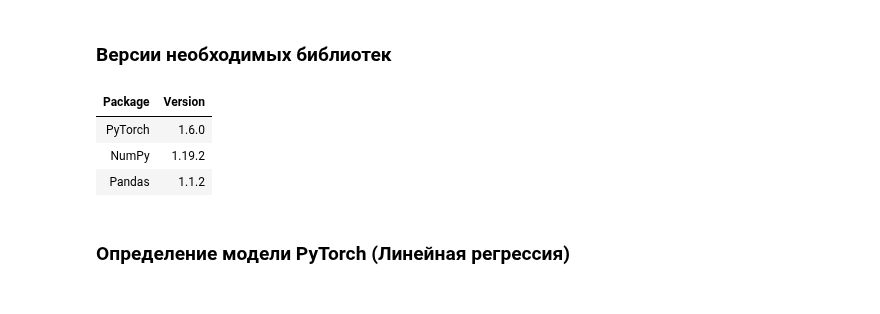
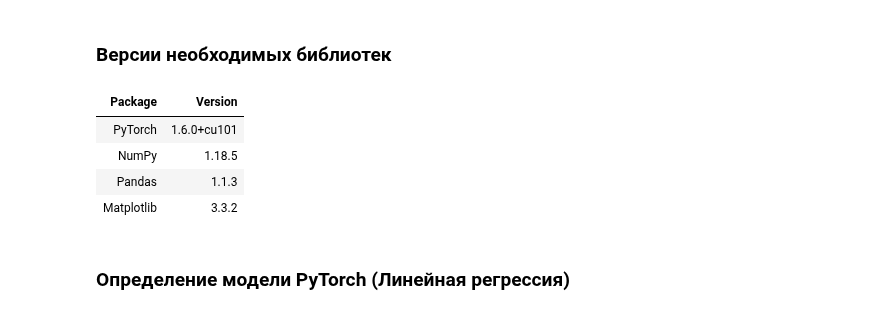
Before and after one commit to DmitryRyumin/coursera, a Jupyter notebook: Generative_Adversarial_Networks_(GANs)/Build_Basic_Generative_Adversarial Networks_(GANs)/week_1.ipynb, the cells around one changed output. Saved outputs shown, nothing was run; the diff lists cells and outputs as text; code cells hidden in the pictures.

```diff
--- a/Generative_Adversarial_Networks_(GANs)/Build_Basic_Generative_Adversarial Networks_(GANs)/week_1.ipynb
+++ b/Generative_Adversarial_Networks_(GANs)/Build_Basic_Generative_Adversarial Networks_(GANs)/week_1.ipynb
@@ -94,16 +97,17 @@ import numpy as np # Научные вычисления
 ### Версии необходимых библиотек
 # %%
 pkgs = {
-    'Package': ['PyTorch', 'NumPy', 'Pandas'],
-    'Version': [i.__version__ for i in [torch, np, pd]]}
+    'Package': ['PyTorch', 'NumPy', 'Pandas', 'Matplotlib'],
+    'Version': [i.__version__ for i in [torch, np, pd, mpl]]}
 
 df_pkgs = pd.DataFrame(data = pkgs) # Версии используемых библиотек
 df_pkgs.head(None).style.hide_index() # Отображение первых N строк или все если указать None
 # %% [output]
 | Package | Version |
-| PyTorch | 1.6.0 |
-| NumPy | 1.19.2 |
-| Pandas | 1.1.2 |
+| PyTorch | 1.6.0+cu101 |
+| NumPy | 1.18.5 |
+| Pandas | 1.1.3 |
+| Matplotlib | 3.3.2 |
 # %% [markdown]
 ### Определение модели PyTorch (Линейная регрессия)
 # %%
```
Also changed, not shown: parts of 10 cells of this notebook.
